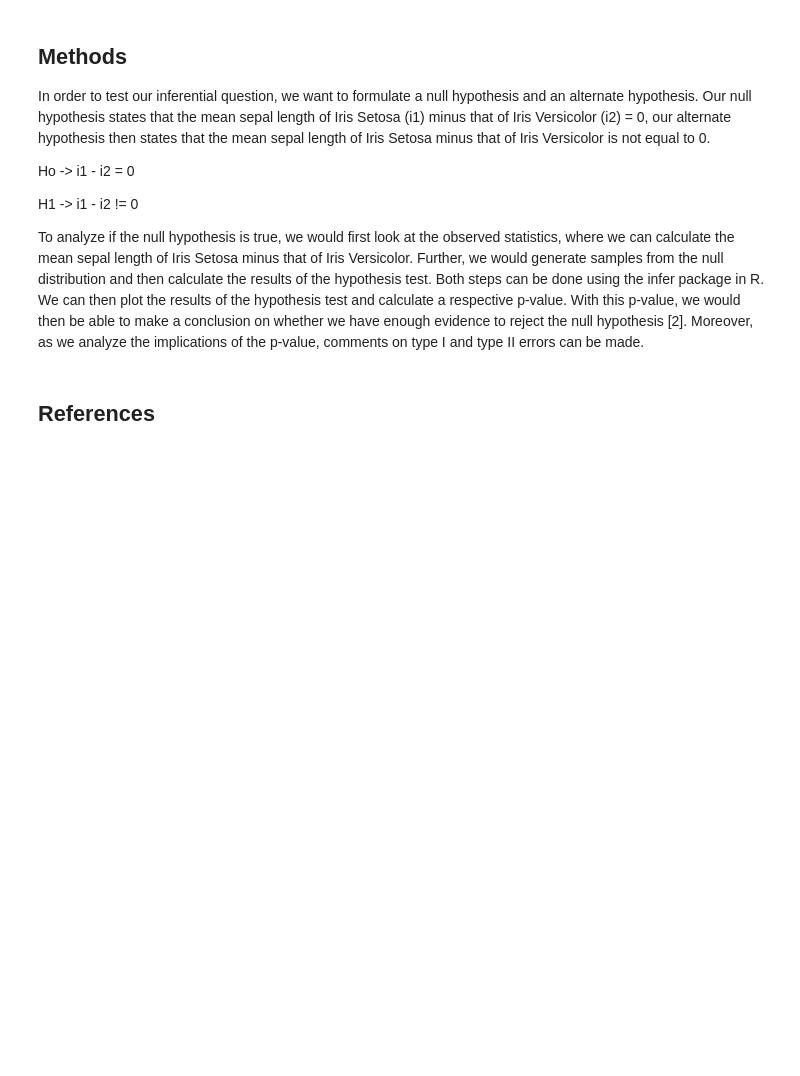
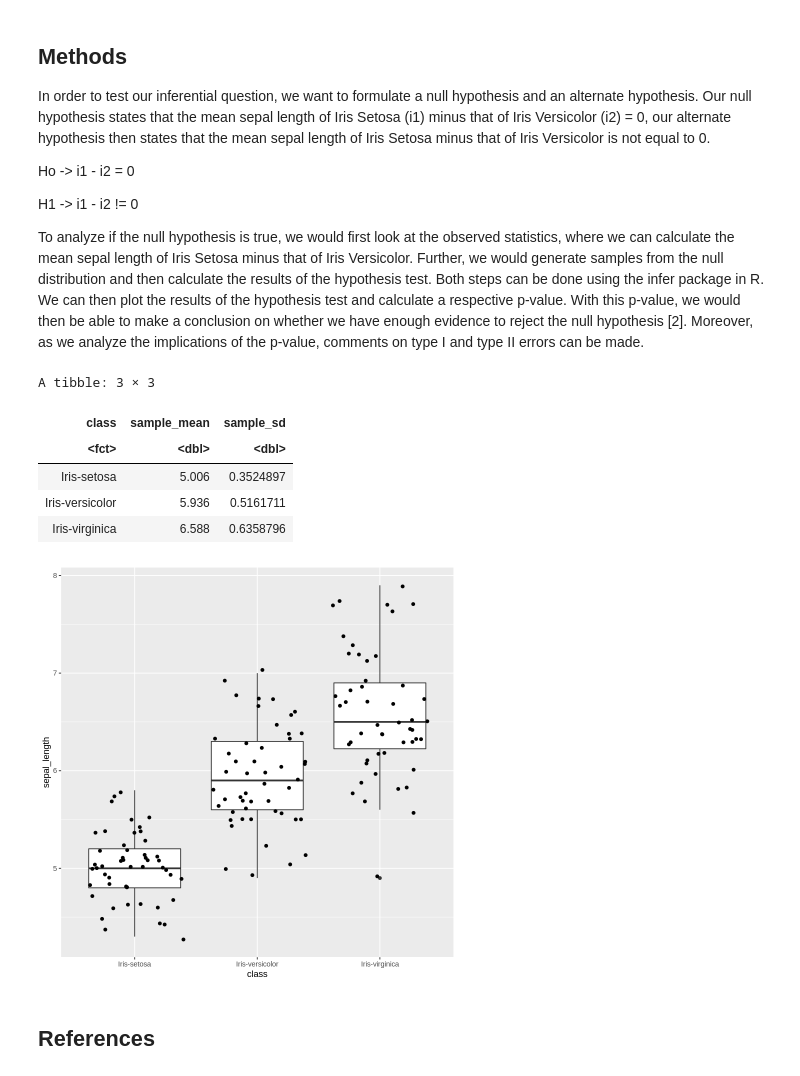
Before and after one commit to fulleraltamiranoe/stat-201-project, a Jupyter notebook: Iris.ipynb, the cells around one changed output. Cells and saved outputs as stored; diff of their text form; code cells hidden in the pictures; blank space fills up the shorter version.

Commit message:
Some calculations
did some ANOVA and t-testing. questionably accurate

```diff
--- a/Iris.ipynb
+++ b/Iris.ipynb
@@ -154,3 +141,28 @@ H1 -> i1 - i2 != 0
 
 
 To analyze if the null hypothesis is true, we would first look at the observed statistics, where we can calculate the mean sepal length of Iris Setosa minus that of Iris Versicolor. Further, we would generate samples from the null distribution and then calculate the results of the hypothesis test. Both steps can be done using the infer package in R. We can then plot the results of the hypothesis test and calculate a respective p-value. With this p-value, we would then be able to make a conclusion on whether we have enough evidence to reject the null hypothesis [2]. Moreover, as we analyze the implications of the p-value, comments on type I and type II errors can be made.
+# %%
+# testing some things, in terms of general data stuff
+
+iris_data_test <- iris_data %>%
+select("sepal_length", "class") %>%
+group_by(class) %>%
+summarise(sample_mean = mean(sepal_length),
+          sample_sd = sd(sepal_length))
+
+# rough plotting, jitter optional :)
+iris_boxplot <- iris_data %>%
+    ggplot(aes(x=class, y=sepal_length))+
+    geom_boxplot()+
+    geom_jitter()
+
+iris_data_test
+iris_boxplot
+# %% [output]
+A tibble: 3 × 3
+| class | sample_mean | sample_sd |
+| <fct> | <dbl> | <dbl> |
+| Iris-setosa | 5.006 | 0.3524897 |
+| Iris-versicolor | 5.936 | 0.5161711 |
+| Iris-virginica | 6.588 | 0.6358796 |
+[figure, added]
```
Also changed, not shown: parts of 3 cells of this notebook.
